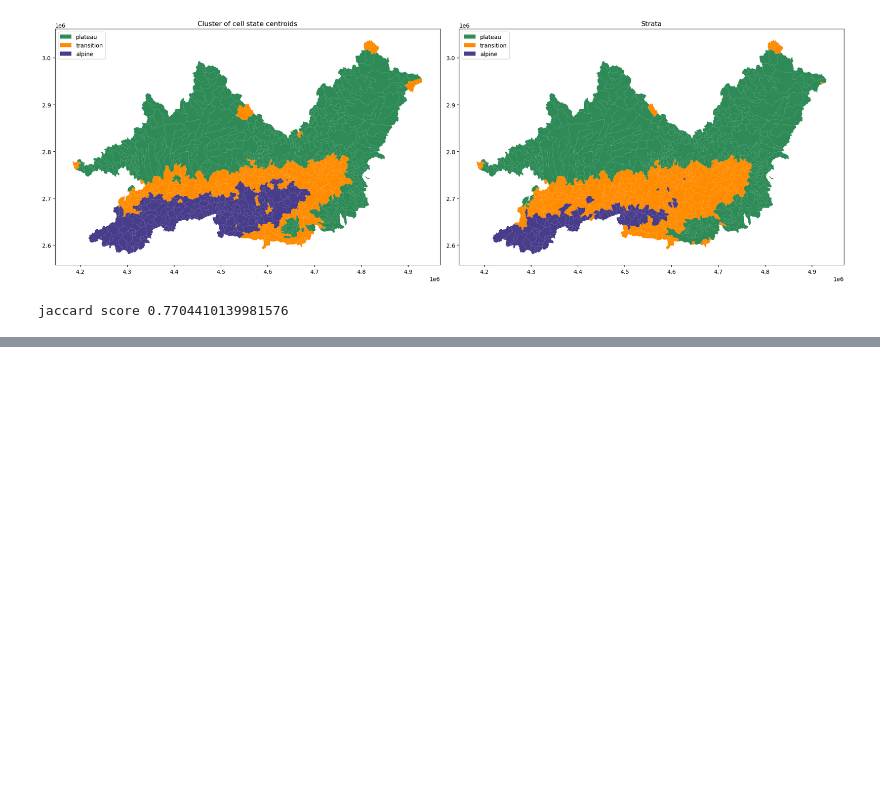
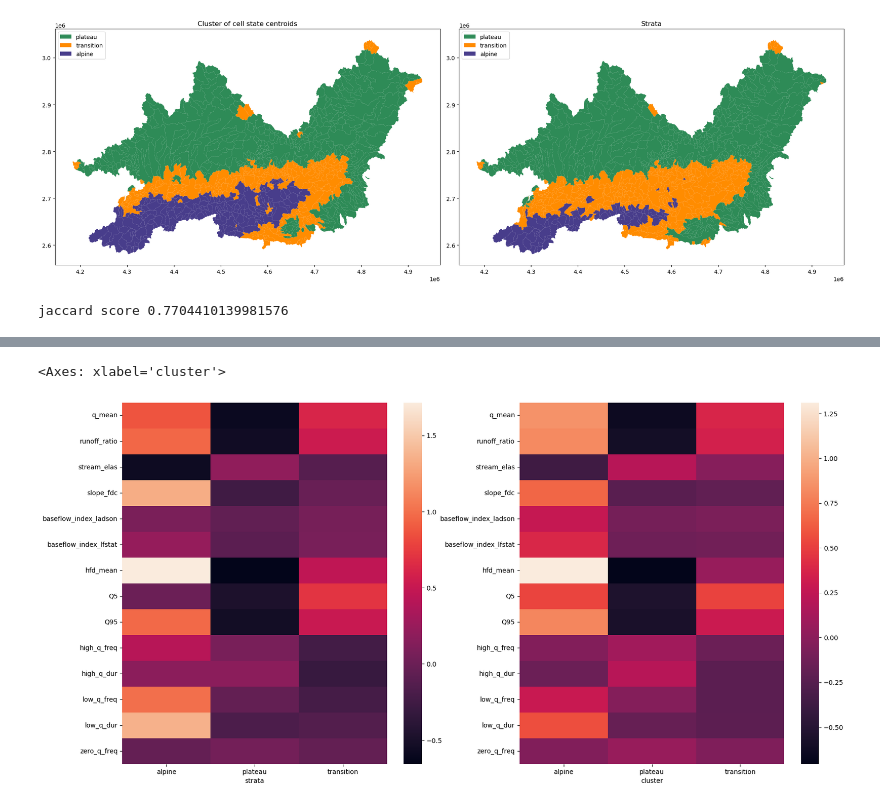
Before and after one commit to tripleUU-U/lamah-ce_lstm, a Jupyter notebook: analysis/CSA/cell_state_analysis.ipynb, the cells around one changed output, grey strips where cells are left out. Cells and saved outputs as stored; diff of their text form; code cells hidden in the pictures; blank space fills up the shorter version.

```diff
--- a/analysis/CSA/cell_state_analysis.ipynb
+++ b/analysis/CSA/cell_state_analysis.ipynb
@@ -31,4 +34,20 @@ lamah_gdf["strata"] = strata_ids["names"]
 lamah_gdf.sort_index(ascending=True, inplace=True)
+# %%
+scaler = StandardScaler()
+
+hydro_indices_path = Path("/home/wuhlmann/BA/data/raw_data/2_LamaH-CE_daily/D_gauges/1_attributes/Hydro_indices_1981_2017.csv")
+
+# hy id are used to validate the clusters, which are based on the catchment attributes.
+hydro_indices = pd.read_table(hydro_indices_path, header=0, sep=";")
+hydro_indices.set_index("ID", inplace=True)
+
+no_na_hy_id = hydro_indices.dropna()
+numeric_hy_id = no_na_hy_id.select_dtypes(include=["number"])
+scaled_hy_id = pd.DataFrame(
+	scaler.fit_transform(numeric_hy_id.values),
+	columns=numeric_hy_id.columns,
+	index=numeric_hy_id.index
+)
 # %%
 with open("/home/wuhlmann/BA/data/processed_data/evaluation/q_pred_landcover_0903_135428_domain_metrics.p", "rb") as f:
 	domain_metrics = pickle.load(f)
@@ -248,0 +282,8 @@ jaccard score 0.7704410139981576
+# %%
+fig, axs = plt.subplots(1,2, figsize=(20,10))
+
+sns.heatmap(ax=axs[0], data = scaled_hy_id.groupby(lamah_gdf.strata).mean().transpose())
+sns.heatmap(ax=axs[1], data = scaled_hy_id.groupby(lamah_gdf["cluster"]).mean().transpose())
+# %% [output]
+<Axes: xlabel='cluster'>
+[figure, added]
```
Also changed, not shown: parts of 11 cells of this notebook, 10 other files.
